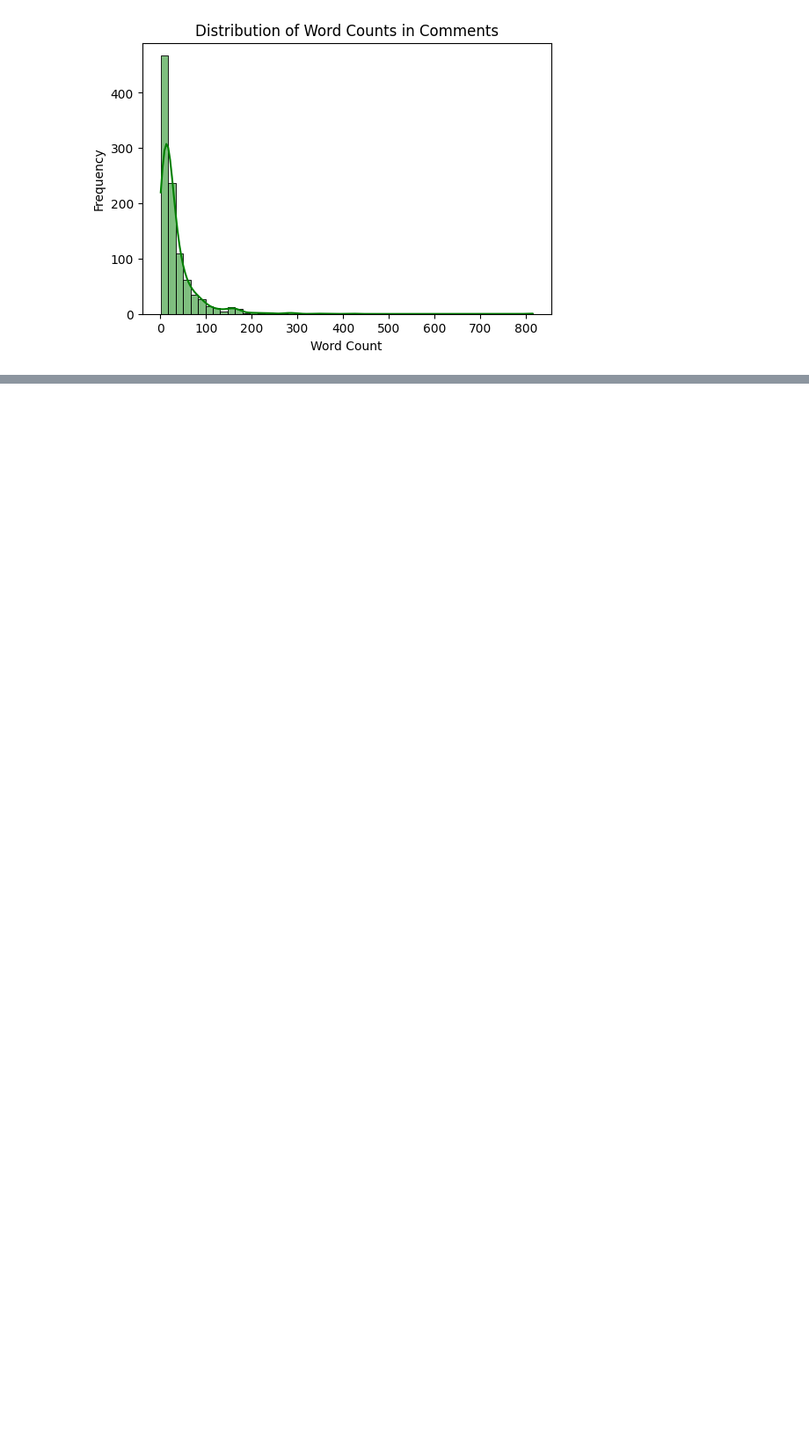
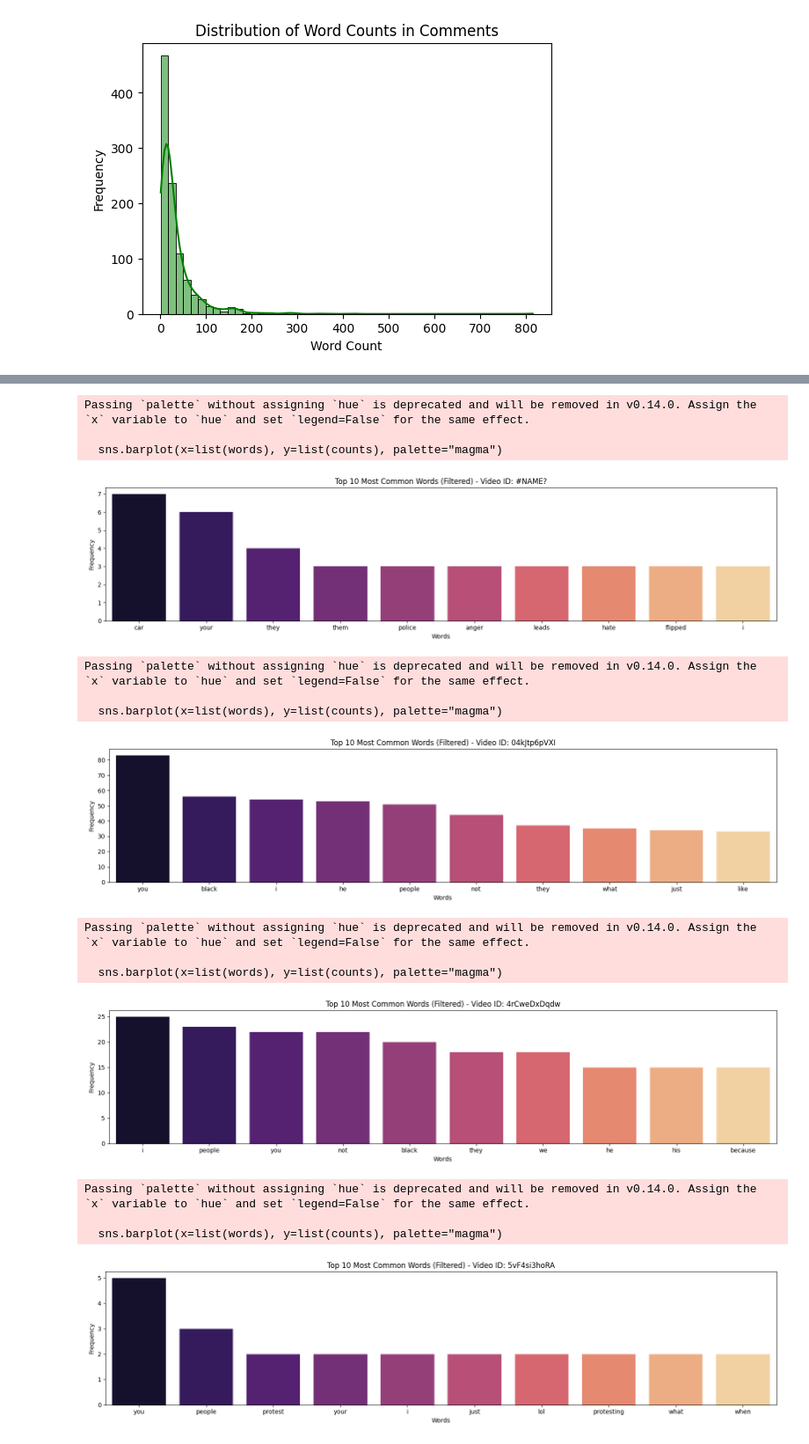
Before and after one commit to Yael-Parra/sentiment-analyzer-inc, a Jupyter notebook: eda/eda.ipynb, the cells around one changed output, grey strips where cells are left out. Shown at 88% size. Drawn from its saved outputs; the diff is of its cells as text; code cells hidden in the pictures; blank space fills up the shorter version.

Commit message:
feat(cleaning and eda): in cleaning invisible row breaks are being eliminated + eda is almost done

```diff
--- a/eda/eda.ipynb
+++ b/eda/eda.ipynb
@@ -284,0 +379,55 @@ analyze_comment_length(df_clean_1)
+# %%
+# Most frequent words in column 'text' by video_id column
+    # The most frequent words are stopwords so, it will be cleaned of stopwords and punctuation
+
+stopwords = ["to", "in", "on", "at", "by", "with", "for", "from", "into", "about", "over", "after", "before","under", "above", "around", "the", "a", "an", "and", "or", "but",
+             "of", "if", "is", "are", "was","were", "that", "this", "it", "as", "be", "has", "had", "have"]
+
+# Preprocessing function to clean text
+def clean_text(text):
+    text = text.lower()
+    text = text.translate(str.maketrans('', '', string.punctuation))  # Remove punctuation
+    return text
+
+# Function to analyze most common words per video
+def most_common_words_per_video(df, text_col='text', group_col='video_id', top_n=10):
+    grouped = df.groupby(group_col)[text_col].apply(lambda x: ' '.join(x)).reset_index()
+    grouped[text_col] = grouped[text_col].apply(clean_text)
+
+    def count_filtered_words(text):
+        return Counter(word for word in text.split() if word not in stopwords)
+
+    grouped['word_counts'] = grouped[text_col].apply(count_filtered_words)
+
+    for idx, row in grouped.iterrows():
+        video = row[group_col]
+        word_counter = row['word_counts']
+        most_common = word_counter.most_common(top_n)
+
+        words, counts = zip(*most_common) if most_common else ([], [])
+        plt.figure(figsize=(16, 4))
+        sns.barplot(x=list(words), y=list(counts), palette="magma")
+        plt.title(f"Top {top_n} Most Common Words (Filtered) - Video ID: {video}")
+        plt.xlabel("Words")
+        plt.ylabel("Frequency")
+        plt.tight_layout()
+        plt.show()
+
+most_common_words_per_video(df_clean_1, top_n=10)
+# %% [output]
+Passing `palette` without assigning `hue` is deprecated and will be removed in v0.14.0. Assign the `x` variable to `hue` and set `legend=False` for the same effect.
+
+  sns.barplot(x=list(words), y=list(counts), palette="magma")
+[figure, added]
+Passing `palette` without assigning `hue` is deprecated and will be removed in v0.14.0. Assign the `x` variable to `hue` and set `legend=False` for the same effect.
+
+  sns.barplot(x=list(words), y=list(counts), palette="magma")
+[figure, added]
+Passing `palette` without assigning `hue` is deprecated and will be removed in v0.14.0. Assign the `x` variable to `hue` and set `legend=False` for the same effect.
+
+  sns.barplot(x=list(words), y=list(counts), palette="magma")
+[figure, added]
+Passing `palette` without assigning `hue` is deprecated and will be removed in v0.14.0. Assign the `x` variable to `hue` and set `legend=False` for the same effect.
+
+  sns.barplot(x=list(words), y=list(counts), palette="magma")
+[figure, added]
```
Also changed, not shown: parts of 16 cells of this notebook, 2 other files.
